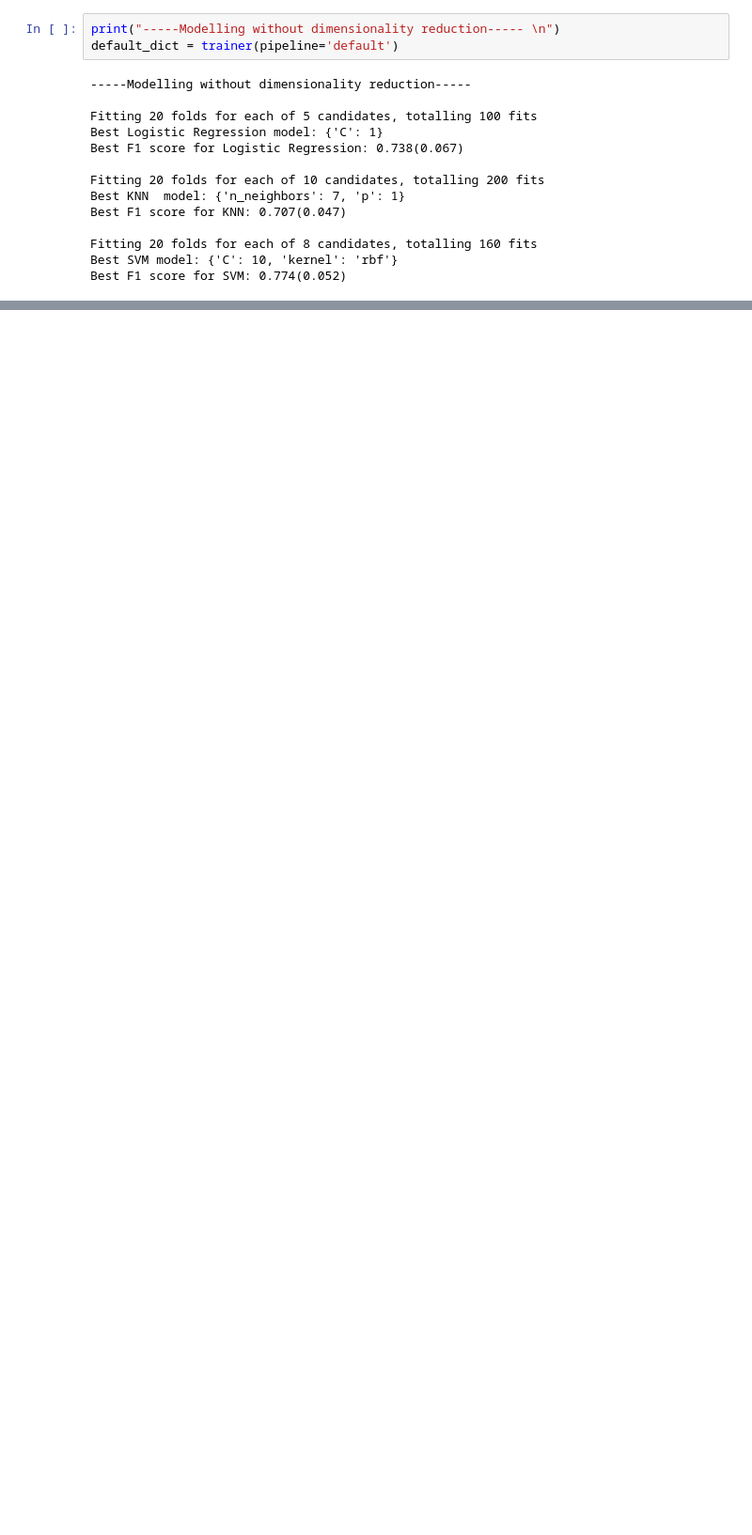
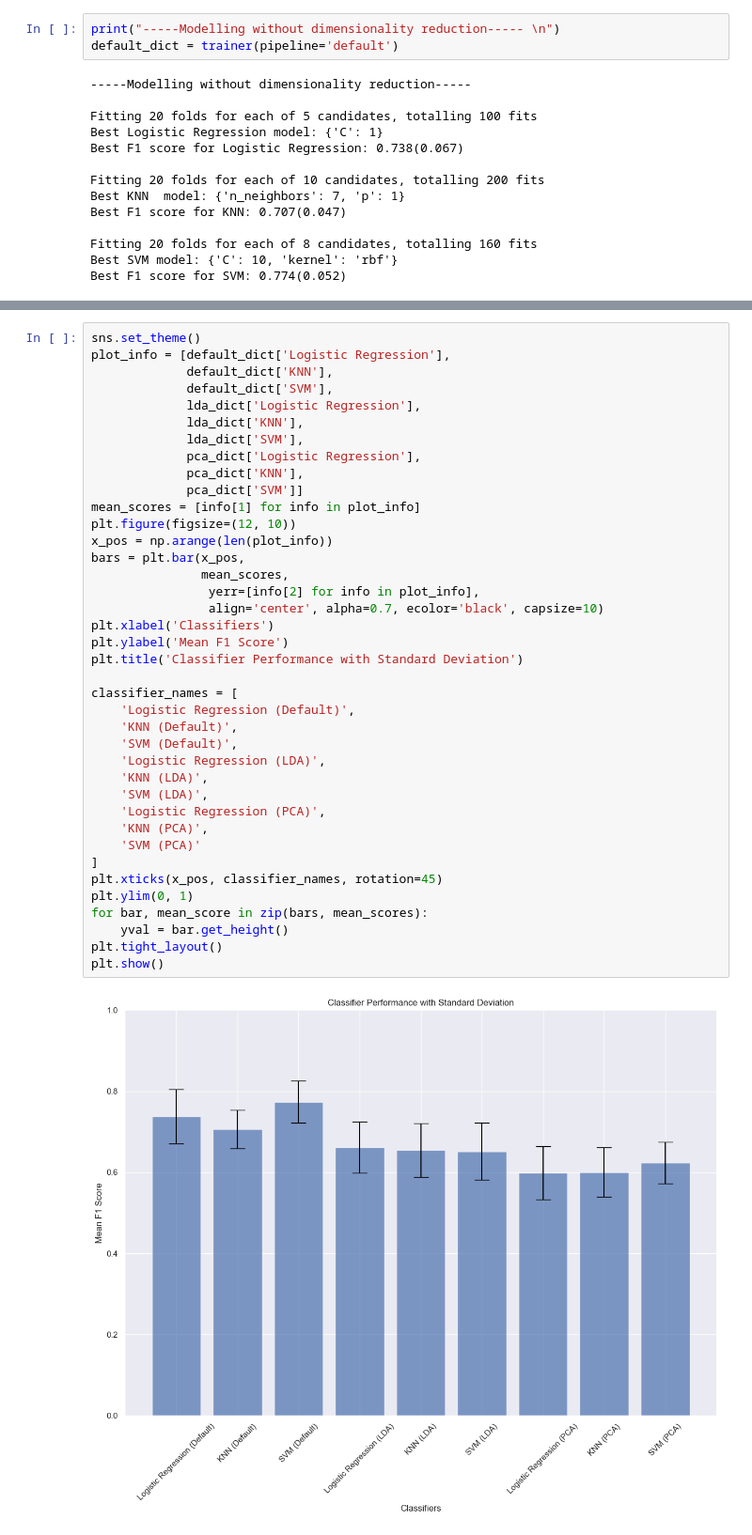
Before and after one commit to johnsaveus/ML-Band-Classification, a Jupyter notebook: src.ipynb, the cells around one changed output, grey strips where cells are left out. Shown at 94% size. Drawn from its saved outputs; the diff is of its cells as text; blank space fills up the shorter version.

```diff
--- a/src.ipynb
+++ b/src.ipynb
@@ -343,0 +357,41 @@ pca_dict = trainer(pipeline='pca')
+# %%
+sns.set_theme()
+plot_info = [default_dict['Logistic Regression'],
+             default_dict['KNN'],
+             default_dict['SVM'],
+             lda_dict['Logistic Regression'],
+             lda_dict['KNN'],
+             lda_dict['SVM'],
+             pca_dict['Logistic Regression'],
+             pca_dict['KNN'],
+             pca_dict['SVM']]
+mean_scores = [info[1] for info in plot_info]
+plt.figure(figsize=(12, 10))
+x_pos = np.arange(len(plot_info))
+bars = plt.bar(x_pos,
+               mean_scores,
+                yerr=[info[2] for info in plot_info],
+                align='center', alpha=0.7, ecolor='black', capsize=10)
+plt.xlabel('Classifiers')
+plt.ylabel('Mean F1 Score')
+plt.title('Classifier Performance with Standard Deviation')
+
+classifier_names = [
+    'Logistic Regression (Default)',
+    'KNN (Default)',
+    'SVM (Default)',
+    'Logistic Regression (LDA)',
+    'KNN (LDA)',
+    'SVM (LDA)',
+    'Logistic Regression (PCA)',
+    'KNN (PCA)',
+    'SVM (PCA)'
+]
+plt.xticks(x_pos, classifier_names, rotation=45)
+plt.ylim(0, 1)
+for bar, mean_score in zip(bars, mean_scores):
+    yval = bar.get_height()
+plt.tight_layout()
+plt.show()
+# %% [output]
+[figure, added]
```
Also changed, not shown: parts of 4 cells of this notebook, 2 other files.
